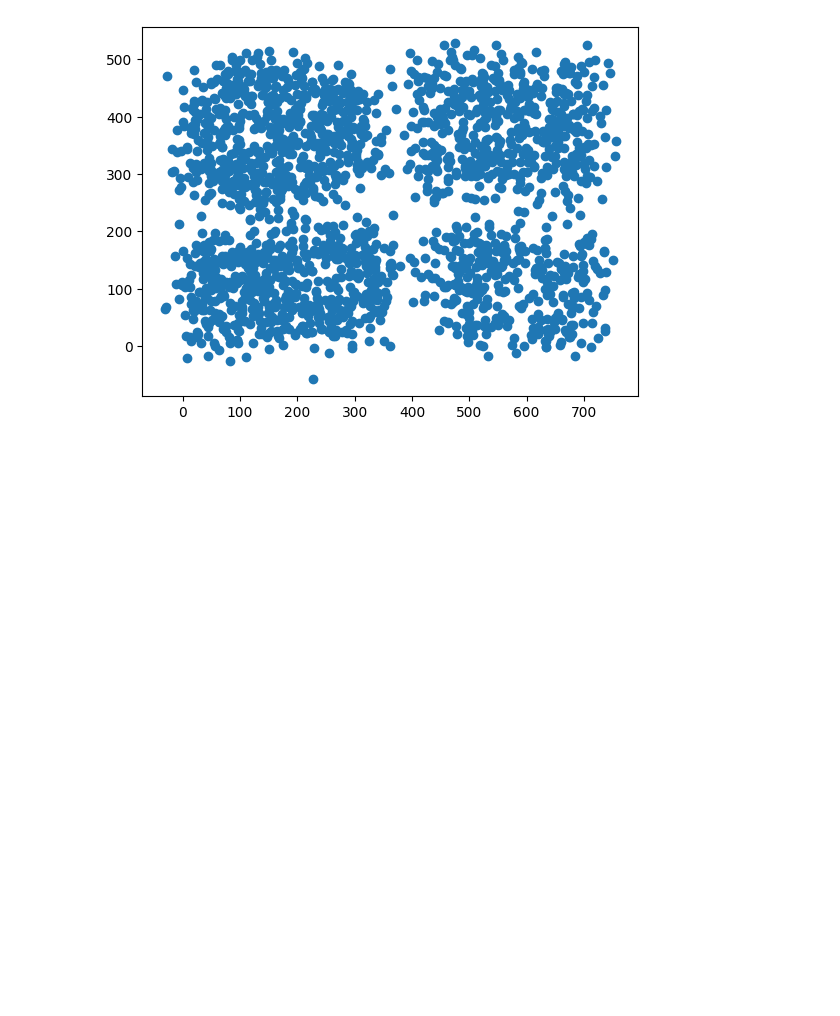
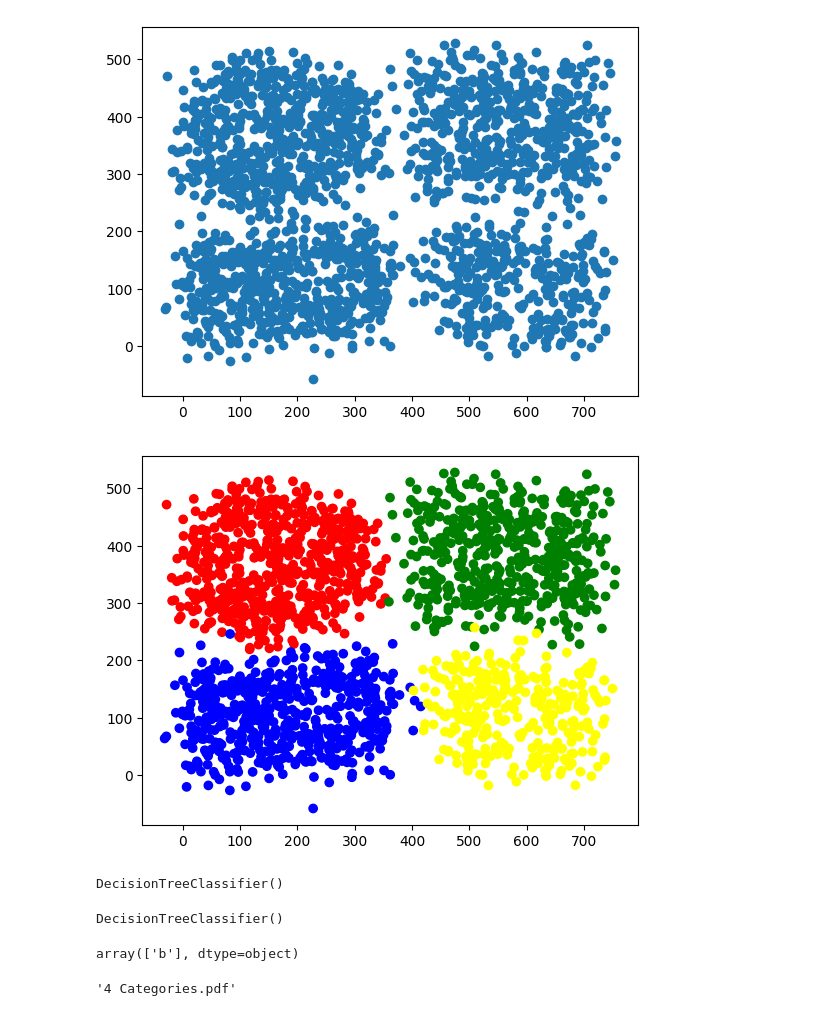
Before and after one commit to Stelian-DRAGNE/Machine-Learning-using-Python-2024-2025, a Jupyter notebook: CURS 6/05.decision_tree.ipynb, the cells around one changed output. Drawn from its saved outputs; the diff is of its cells as text; code cells hidden in the pictures; blank space fills up the shorter version.

```diff
--- a/CURS 6/05.decision_tree.ipynb
+++ b/CURS 6/05.decision_tree.ipynb
@@ -10,3 +10,9 @@ y = df["category"]
 plt.scatter(df["coord_x"], df["coord_y"]);
 # %% [output]
 [figure]
+# %%
+d_colors = { "a" : "red", "b" : "blue", "c" : "green", "d" : "yellow" }
+# %%
+plt.scatter(df["coord_x"], df["coord_y"], c=df["category"].replace(d_colors));
+# %% [output]
+[figure, added]
@@ -12,0 +21,13 @@ plt.scatter(df["coord_x"], df["coord_y"]);
+# %%
+model = DecisionTreeClassifier()
+model
+# %% [output]
+DecisionTreeClassifier()
+# %%
+model.fit(x, y)
+# %% [output]
+DecisionTreeClassifier()
+# %%
+model.predict([[200, 100]])
+# %% [output]
+array(['b'], dtype=object)
@@ -12,0 +40,6 @@ plt.scatter(df["coord_x"], df["coord_y"]);
+# %%
+graph = graphviz.Source(exported_data)
+graph.render("4 Categories", format="png")
+graph.view()
+# %% [output]
+'4 Categories.pdf'
```
Also changed, not shown: parts of 6 cells of this notebook, 11 other files.
